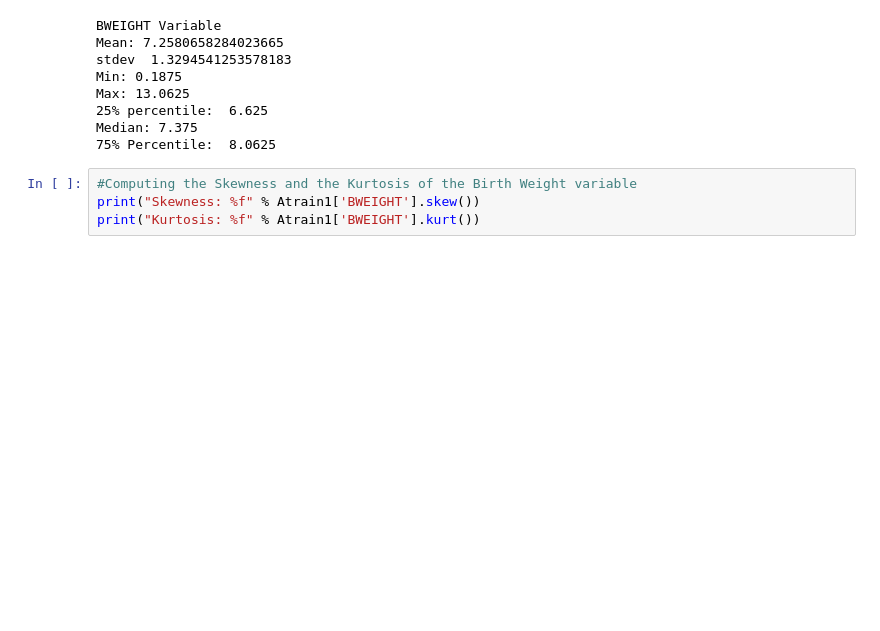
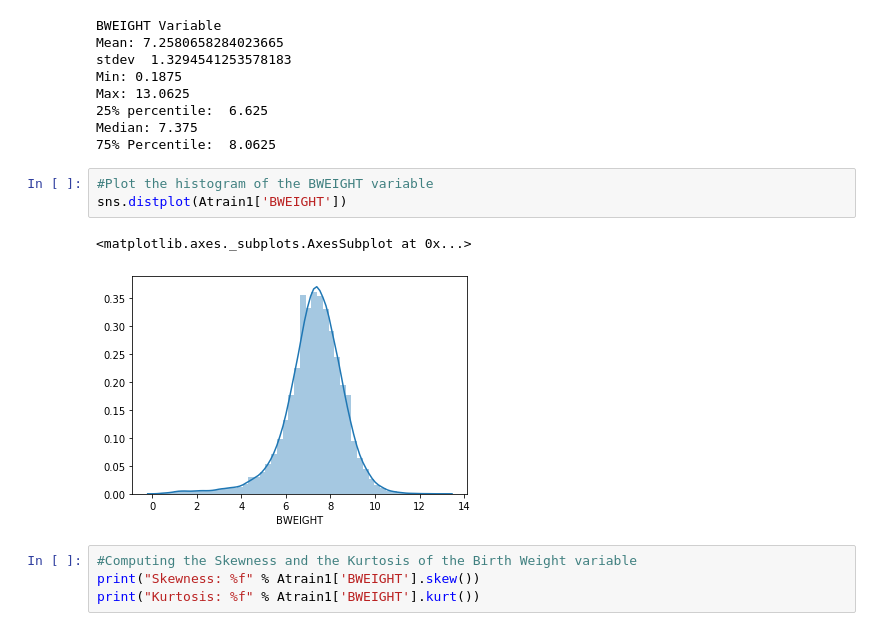
Before and after one commit to sasthan/BabyWeightPrediction, a Jupyter notebook: Main_babyweight.ipynb, the cells around one changed output. Cells and saved outputs as stored; diff of their text form; blank space fills up the shorter version.

```diff
--- a/Main_babyweight.ipynb
+++ b/Main_babyweight.ipynb
@@ -41,6 +42,12 @@ Max: 13.0625
 25% percentile:  6.625
 Median: 7.375
 75% Percentile:  8.0625
+# %%
+#Plot the histogram of the BWEIGHT variable
+sns.distplot(Atrain1['BWEIGHT'])
+# %% [output]
+<matplotlib.axes._subplots.AxesSubplot at 0x...>
+[figure, added]
 # %%
 #Computing the Skewness and the Kurtosis of the Birth Weight variable
 print("Skewness: %f" % Atrain1['BWEIGHT'].skew())
```
Also changed, not shown: parts of 1 cell of this notebook.
